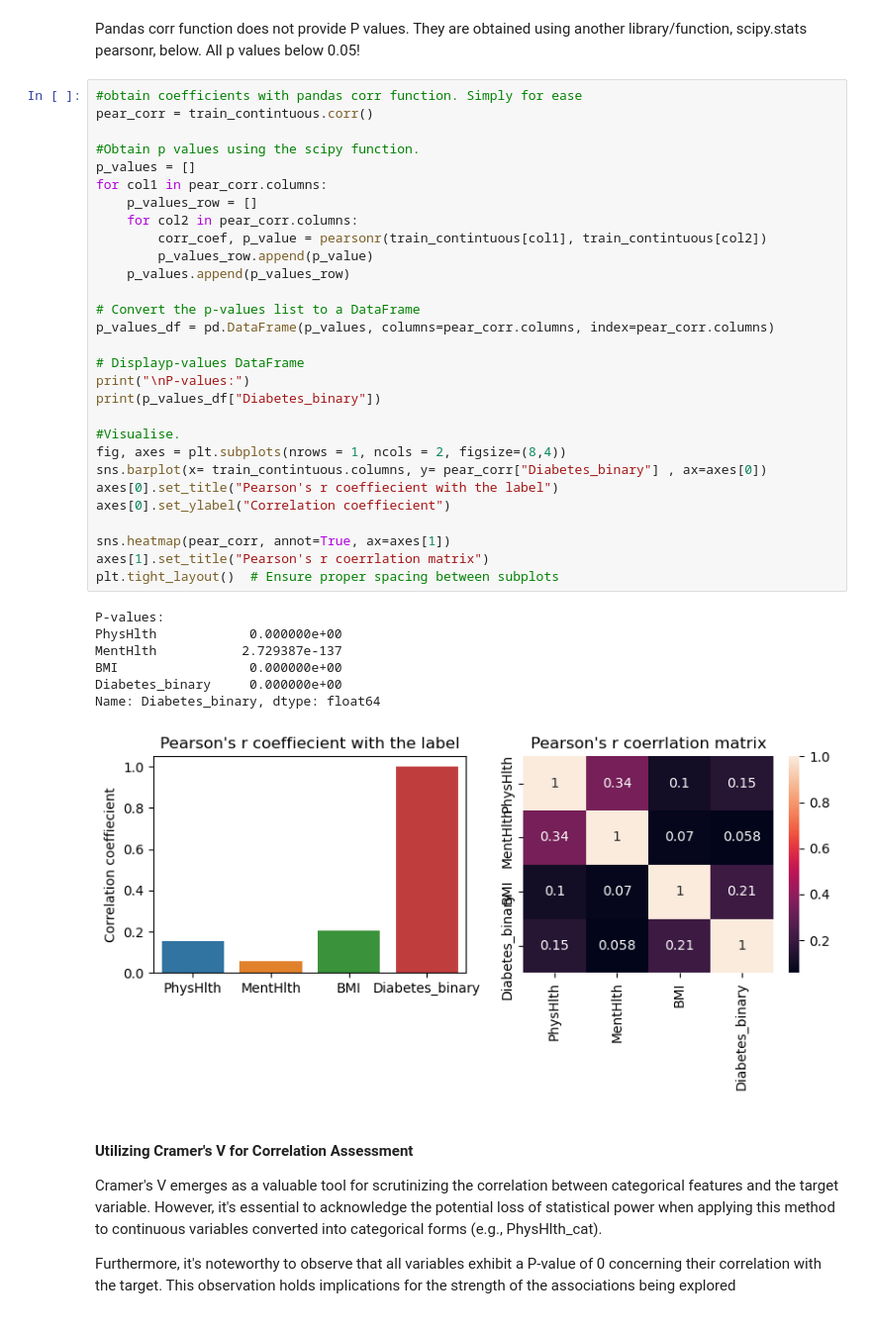
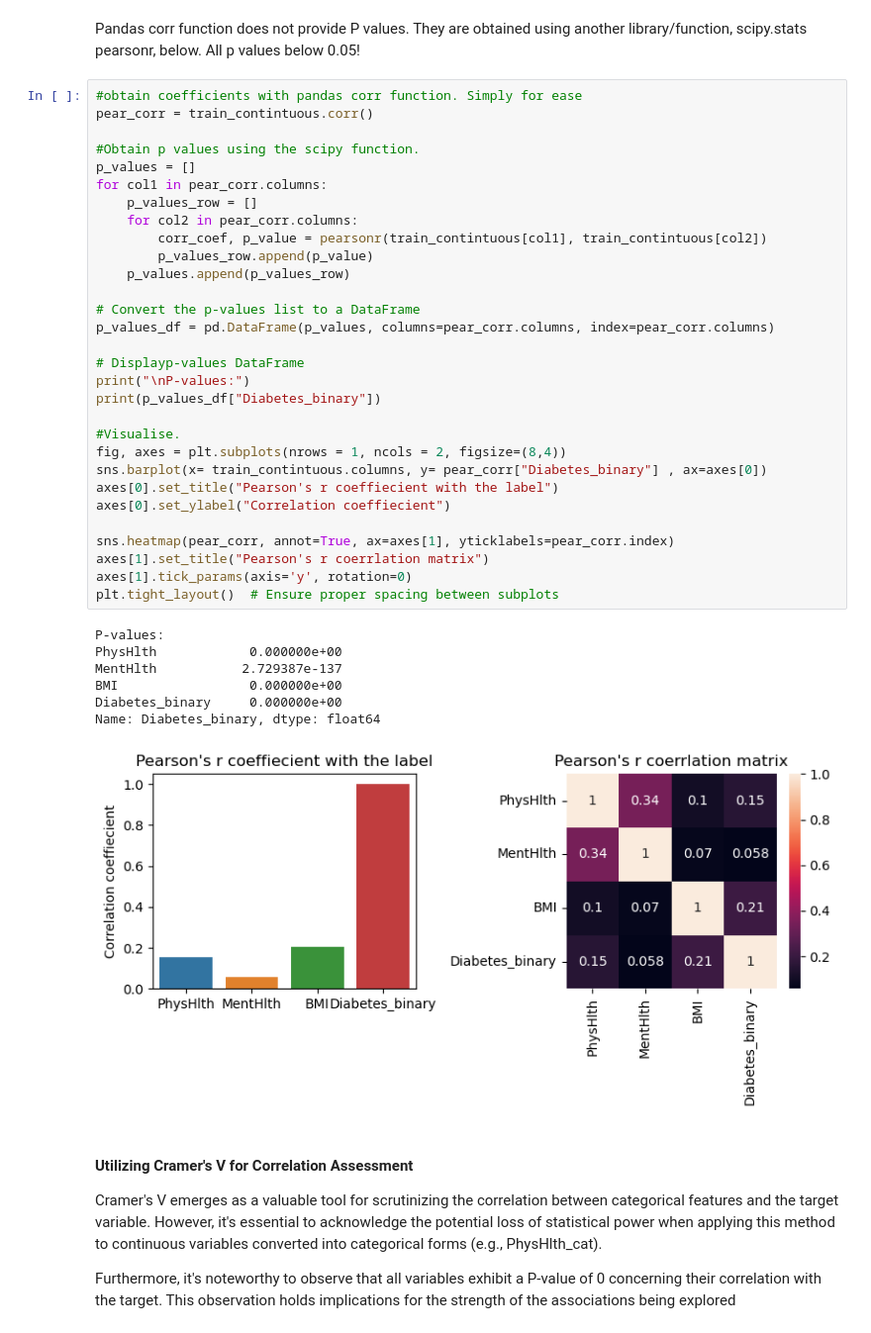
Before and after one commit to Adenrele/Diabetes-T2-Classification, a Jupyter notebook: diabetes.ipynb, the cells around one changed output. Shown at 99% size. Drawn from its saved outputs; the diff is of its cells as text.

```diff
--- a/diabetes.ipynb
+++ b/diabetes.ipynb
@@ -287,35 +306,36 @@ pear_corr = train_contintuous.corr()
 p_values = []
 for col1 in pear_corr.columns:
     p_values_row = []
     for col2 in pear_corr.columns:
         corr_coef, p_value = pearsonr(train_contintuous[col1], train_contintuous[col2])
         p_values_row.append(p_value)
     p_values.append(p_values_row)
 
 # Convert the p-values list to a DataFrame
 p_values_df = pd.DataFrame(p_values, columns=pear_corr.columns, index=pear_corr.columns)
 
 # Displayp-values DataFrame
 print("\nP-values:")
 print(p_values_df["Diabetes_binary"])
 
 #Visualise.
 fig, axes = plt.subplots(nrows = 1, ncols = 2, figsize=(8,4))
 sns.barplot(x= train_contintuous.columns, y= pear_corr["Diabetes_binary"] , ax=axes[0])
 axes[0].set_title("Pearson's r coeffiecient with the label")
 axes[0].set_ylabel("Correlation coeffiecient")
 
-sns.heatmap(pear_corr, annot=True, ax=axes[1])
+sns.heatmap(pear_corr, annot=True, ax=axes[1], yticklabels=pear_corr.index)
 axes[1].set_title("Pearson's r coerrlation matrix")
+axes[1].tick_params(axis='y', rotation=0)
 plt.tight_layout()  # Ensure proper spacing between subplots
 # %% [output]
 P-values:
 PhysHlth            0.000000e+00
 MentHlth           2.729387e-137
 BMI                 0.000000e+00
 Diabetes_binary     0.000000e+00
 Name: Diabetes_binary, dtype: float64
-[figure, old version]
+[figure, new version]
 # %% [markdown]
 #### Utilizing Cramer's V for Correlation Assessment
 Cramer's V emerges as a valuable tool for scrutinizing the correlation between categorical features and the target variable. However, it's essential to acknowledge the potential loss of statistical power when applying this method to continuous variables converted into categorical forms (e.g., PhysHlth_cat).
```
Also changed, not shown: parts of 10 cells of this notebook.
